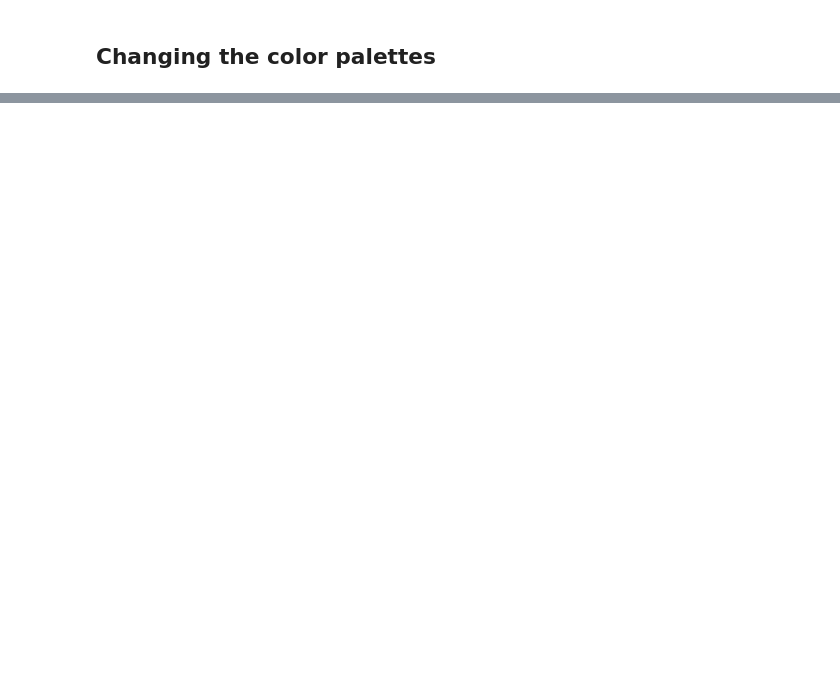
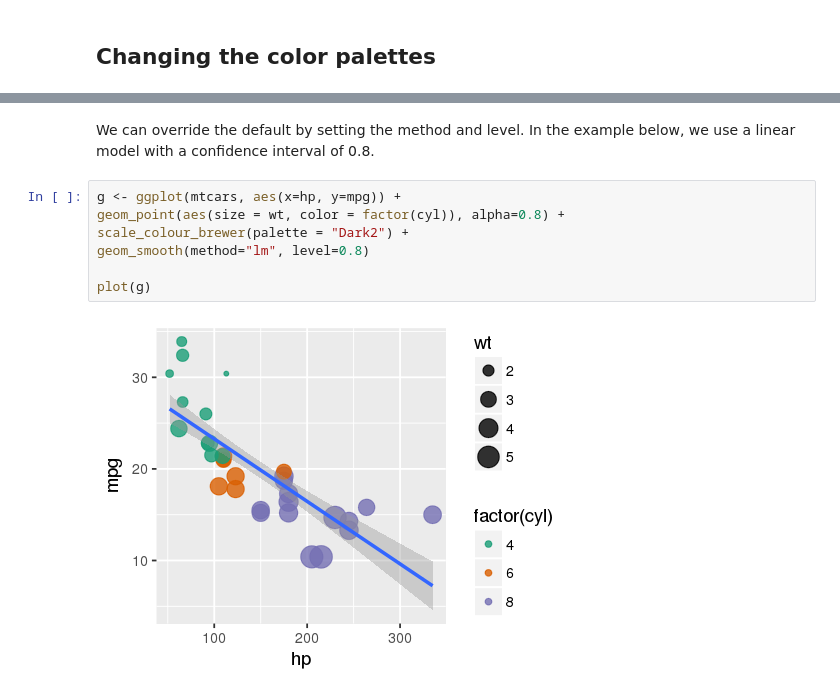
Before and after one commit to sinkovit/Rseries, a Jupyter notebook: ggplot2.ipynb, the cells around one changed output, grey strips where cells are left out. Cells and saved outputs as stored; diff of their text form; blank space fills up the shorter version.

```diff
--- a/ggplot2.ipynb
+++ b/ggplot2.ipynb
@@ -98,0 +153,11 @@ plot(g)
+# %% [markdown]
+We can override the default by setting the method and level. In the example below, we use a linear model with a confidence interval of 0.8.
+# %%
+g <- ggplot(mtcars, aes(x=hp, y=mpg)) +
+geom_point(aes(size = wt, color = factor(cyl)), alpha=0.8) +
+scale_colour_brewer(palette = "Dark2") +
+geom_smooth(method="lm", level=0.8)
+
+plot(g)
+# %% [output]
+[figure, added]
```
Also changed, not shown: parts of 33 cells of this notebook.
